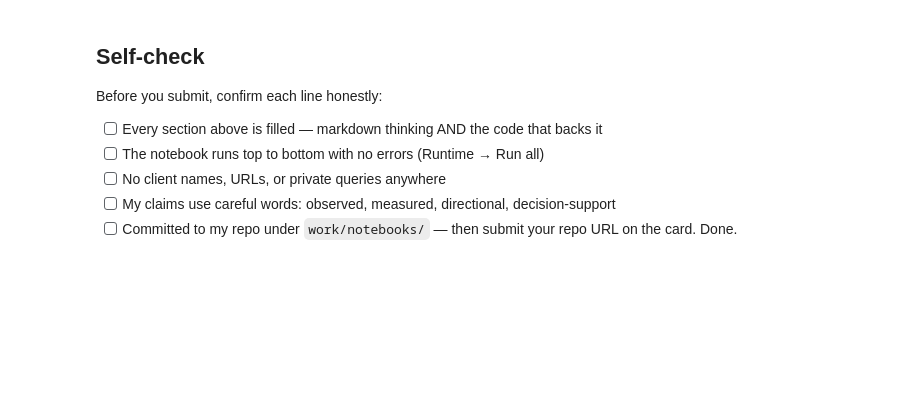
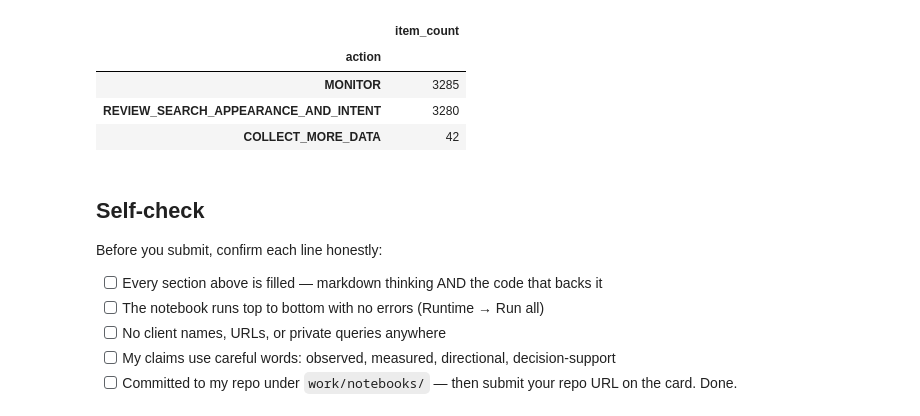
Before and after one commit to omsawarkar/omsawarkar, a Jupyter notebook: work/notebooks/w07_action_playbook.ipynb, the cells around one changed output. Saved outputs shown, nothing was run; the diff lists cells and outputs as text; code cells hidden in the pictures; blank space fills up the shorter version.

Commit message:
Complete Week 7 content action playbook

```diff
--- a/work/notebooks/w07_action_playbook.ipynb
+++ b/work/notebooks/w07_action_playbook.ipynb
@@ -43,0 +326,76 @@ This skeleton is yours to fill. Work the sections **in order** — each one has
+# %%
+import json
+from datetime import datetime, timezone
+
+output_dir = Path("work/outputs")
+output_dir.mkdir(parents=True, exist_ok=True)
+
+# Export the queue privately within this runtime.
+queue_path = output_dir / "content_action_queue.csv"
+queue.to_csv(queue_path, index=False)
+
+# Check the saved queue.
+saved = pd.read_csv(queue_path)
+
+assert len(saved) == len(queue)
+assert saved["rank"].tolist() == queue["rank"].tolist()
+assert np.allclose(saved["score"], queue["score"])
+assert saved["review_status"].eq("NOT_REVIEWED").all()
+
+action_counts = {
+    str(action): int(count)
+    for action, count in queue["action"].value_counts().items()
+}
+
+receipt = {
+    "assignment": "ML-10",
+    "created_at_utc": datetime.now(timezone.utc).isoformat(),
+    "dataset": "FlyRank/internship-warehouse",
+    "source_partition": "2026-03",
+    "input_window": ["2026-03-01", "2026-03-20"],
+    "use": "Historical decision-support demonstration",
+    "selected_method": "Week 4 peer-gap baseline",
+    "score_formula": (
+        "impressions * max(peer_median_ctr - ctr, 0)"
+    ),
+    "minimum_observed_days": 10,
+    "availability": "GSC and GA4 both TRUE",
+    "minimum_impressions_for_scoring": 100,
+    "minimum_peer_items": 20,
+    "position_edges": [0, 3, 10, 20, "infinity"],
+    "volume_groups": ["100-499", "500-1999", "2000+"],
+    "queue_items": int(len(queue)),
+    "positive_score_items": int((queue["score"] > 0).sum()),
+    "action_counts": action_counts,
+    "actual_page_reviews_completed": 0,
+    "implemented_changes": 0,
+    "human_review_precision": None,
+    "update_benefit": None,
+    "pilot_assumptions": {
+        "batch_size": 10,
+        "triage_minutes_per_item": 15,
+        "target_actionable_items_per_batch": 7,
+        "low_yield_batches_before_review": 2,
+        "relative_eligible_count_alert": 0.20
+    },
+    "validation_sources": [
+        "work/notebooks/w05_model.ipynb",
+        "work/notebooks/w06_validation_audit.ipynb"
+    ],
+    "new_validation_metrics_computed": False,
+    "queue_csv": str(queue_path),
+    "automatic_content_changes_allowed": False,
+    "june_data_used": False
+}
+
+receipt_path = output_dir / "action_playbook_receipt.json"
+receipt_path.write_text(
+    json.dumps(receipt, indent=2),
+    encoding="utf-8"
+)
+
+print("Queue export verified:", queue_path)
+print("JSON receipt written:", receipt_path)
+print("Queue items:", len(saved))
+display(saved["action"].value_counts().to_frame("item_count"))
+# %% [output]
@@ -44,3 +405,8 @@ This skeleton is yours to fill. Work the sections **in order** — each one has
+|  | item_count |
+| action |  |
+| MONITOR | 3285 |
+| REVIEW_SEARCH_APPEARANCE_AND_INTENT | 3280 |
+| COLLECT_MORE_DATA | 42 |
 # %% [markdown]
 ## Self-check
 
```
Also changed, not shown: parts of 16 cells of this notebook.
